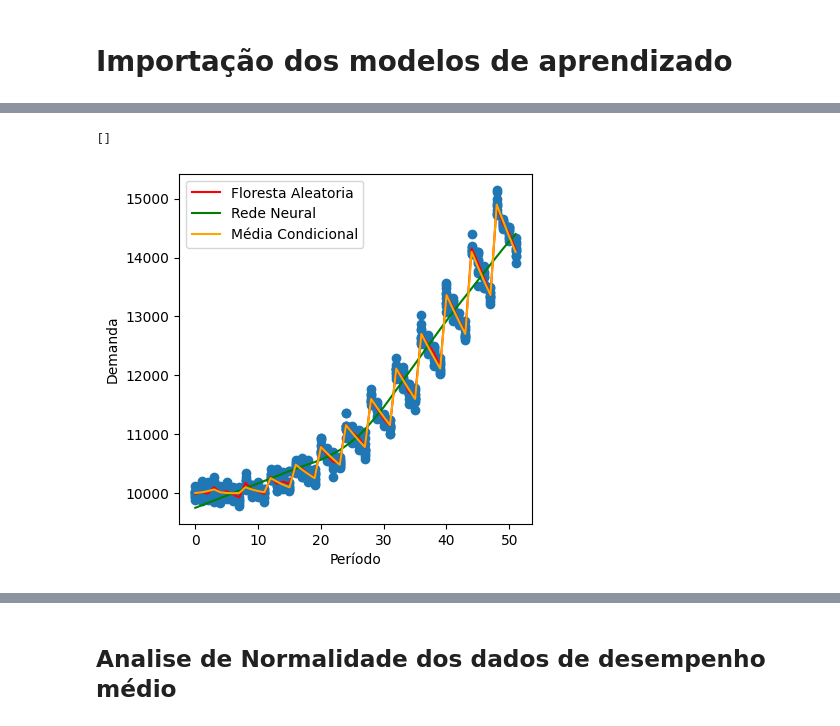
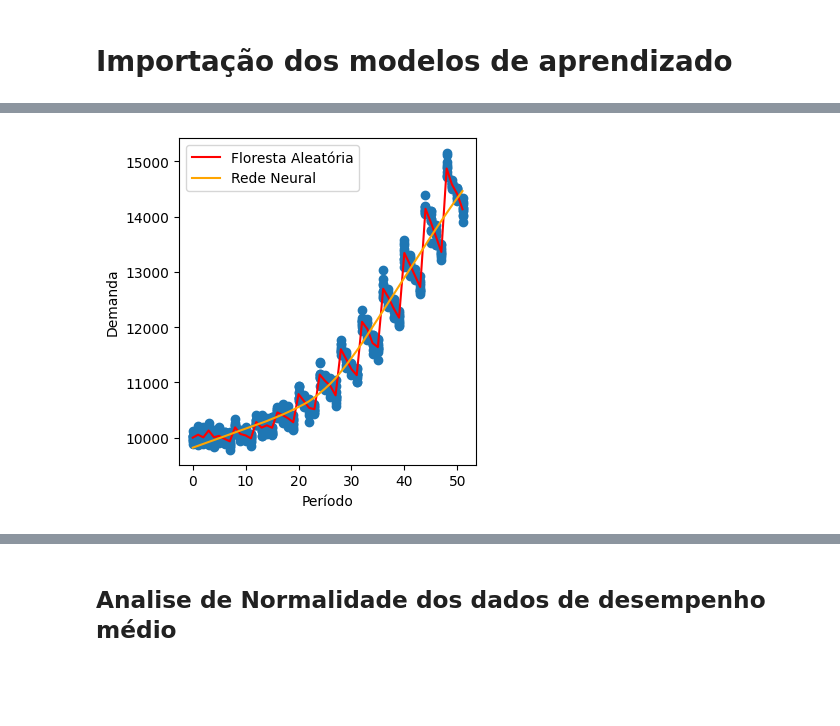
Before and after one commit to MarcioB1999/ML_for_ULS, a Jupyter notebook: UFL_resultados_graficos.ipynb, the cells around one changed output, grey strips where cells are left out. Saved outputs shown, nothing was run; the diff lists cells and outputs as text; code cells hidden in the pictures; blank space fills up the shorter version.

Commit message:
salvando imagens

```diff
--- a/UFL_resultados_graficos.ipynb
+++ b/UFL_resultados_graficos.ipynb
@@ -103,29 +89,23 @@ with open("modelos_binarios", "rb") as arquivo_binario:
 resultados = pd.DataFrame({'Random forest': modelos.medias_desempenho[0],
                            'Rede Neural': modelos.medias_desempenho[1],})
 # %%
-fig=plt.figure(figsize=(10,10))
+fig=plt.figure(figsize=(4,4))
 
-x_unique = [[i] for i in range(52)]
+plt.scatter(x,y)
+plt.plot(x_unique,modelos.y_scale.inverse_transform(modelos.Predizer(0,x_unique).reshape(-1,1)),color='red',label='Floresta Aleatória')
 
-medias_reais = [funcao_demanda(i,j) for i in range(13) for j in range(1,5)]
+plt.plot(x_unique,modelos.y_scale.inverse_transform(modelos.Predizer(1,x_unique).reshape(-1,1)),color='orange',label='Rede Neural')
 
-ax=fig.add_subplot(2,2,1)
-plt.scatter(x,y)
-plt.plot(x_unique,modelos.y_scale.inverse_transform(modelos.Predizer(0,x_unique).reshape(-1,1)),color='red',label='Floresta Aleatoria')
-
-plt.plot(x_unique,modelos.y_scale.inverse_transform(modelos.Predizer(1,x_unique).reshape(-1,1)),color='green',label='Rede Neural')
-
-plt.plot(x_unique,medias_reais,color='orange',label='Média Condicional')
 
 plt.ylabel('Demanda')
 plt.xlabel('Período')
 
-
 plt.legend()
-plt.plot()
+plt.tight_layout()
+plt.savefig('Imgs\demandas_reg.png', format='png')
+plt.show()
 # %% [output]
-[]
-[figure, old version]
+[figure, new version]
 # %%
 sns.histplot(modelos.medias_desempenho[0], kde=True, element='step',label='Floresta Aleatoria')
 sns.histplot(modelos.medias_desempenho[1], kde=True, element='step',color='green',label='Rede Neural')
```
Also changed, not shown: parts of 39 cells of this notebook, 14 other files.
